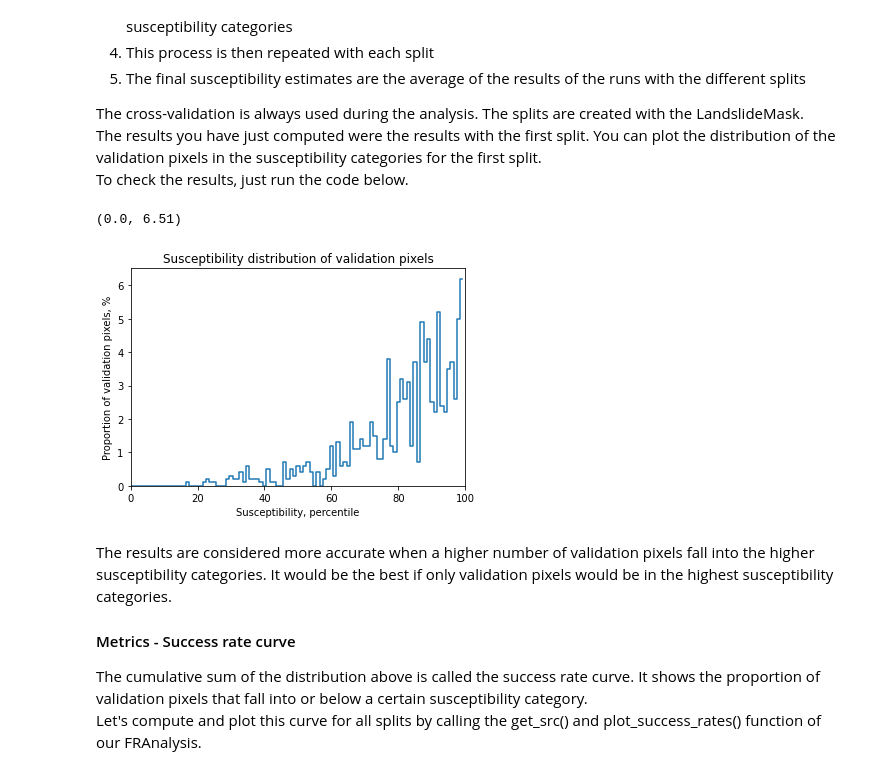
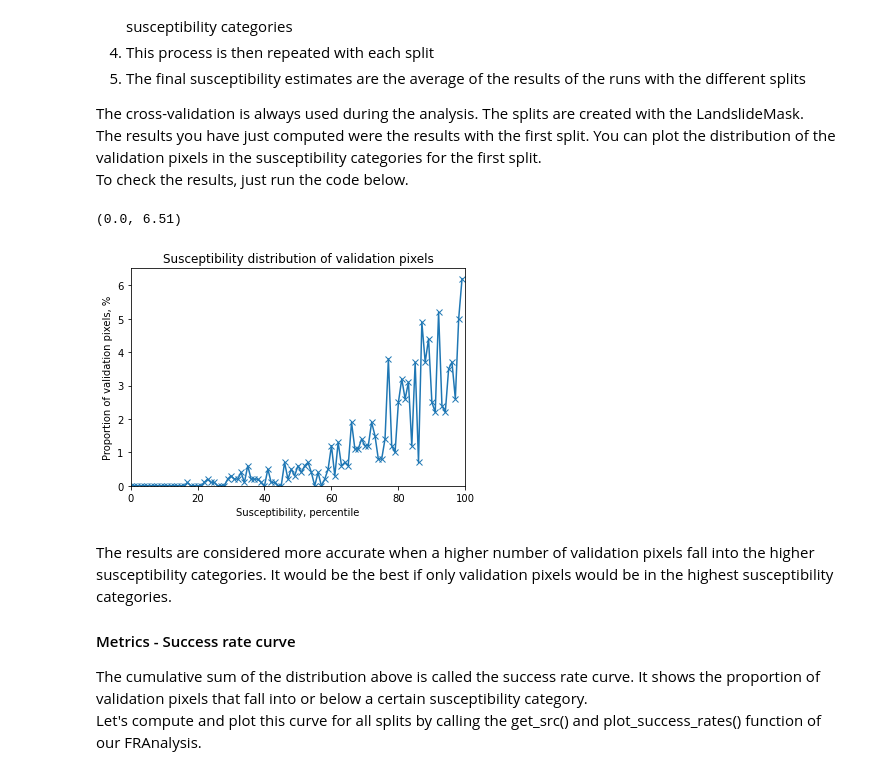
Before and after one commit to gerzsd/frmod, a Jupyter notebook: frmod_demo.ipynb, the cells around one changed output. Cells and saved outputs as stored; diff of their text form; code cells hidden in the pictures.

```diff
--- a/frmod_demo.ipynb
+++ b/frmod_demo.ipynb
@@ -163,14 +163,14 @@ To check the results, just run the code below.
 # %%
 fig, ax = plt.subplots()
 plt.title("Susceptibility distribution of validation pixels")
 ax.set_xlabel("Susceptibility, percentile")
 ax.set_ylabel("Proportion of validation pixels, %")
-d = ax.plot(fra.v_dist[0] * 100, drawstyle="steps-mid")
+d = ax.plot(fra.v_dist[0] * 100, marker="x")
 ax.set_xlim(left=0, right=100)
 ax.set_ylim(bottom=0)
 # %% [output]
 (0.0, 6.51)
-[figure, old version]
+[figure, new version]
 # %% [markdown]
 The results are considered more accurate when a higher number of validation pixels fall into the higher susceptibility categories. It would be the best if only validation pixels would be in the highest susceptibility categories.
 #### Metrics - Success rate curve
```
Also changed, not shown: parts of 1 cell of this notebook, 2 other files.
